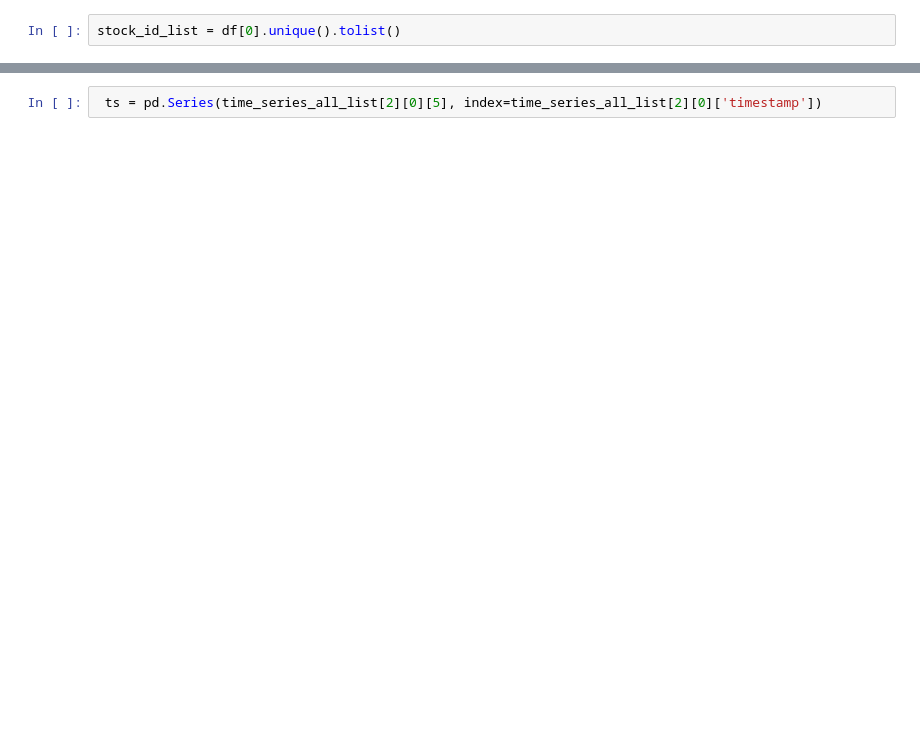
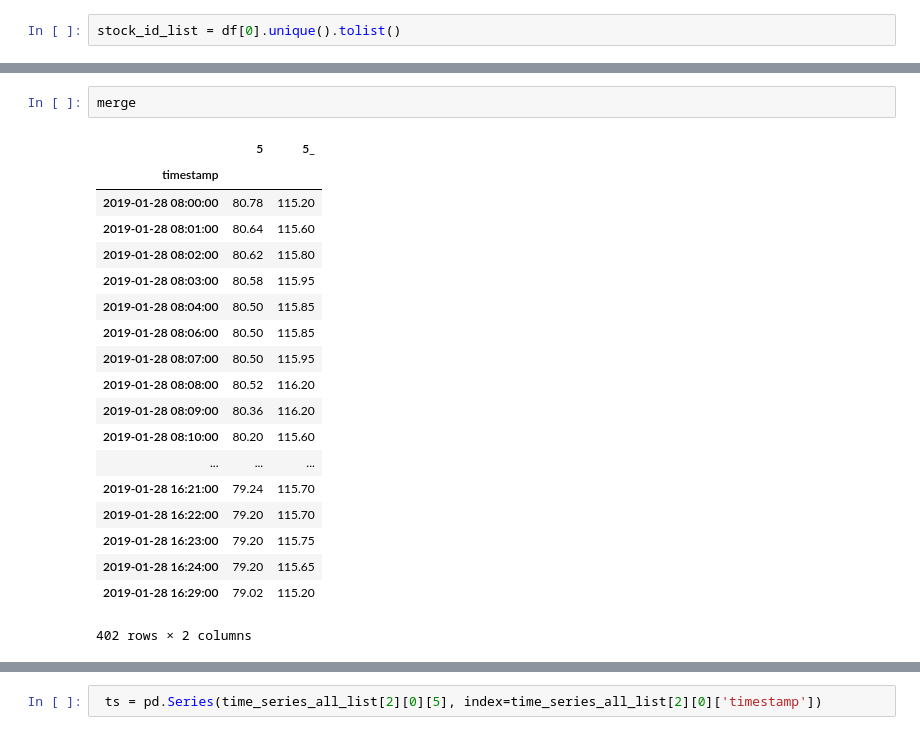
Before and after one commit to smartestrobotdai/download-data, a Jupyter notebook: data-analytics/omx30-prep.ipynb, the cells around one changed output, grey strips where cells are left out. Drawn from its saved outputs; the diff is of its cells as text; blank space fills up the shorter version.

```diff
--- a/data-analytics/omx30-prep.ipynb
+++ b/data-analytics/omx30-prep.ipynb
@@ -118,0 +135,22 @@ time_series_all_list[2][0]
+# %%
+merge
+# %% [output]
+|  | 5 | 5_ |
+| timestamp |  |  |
+| 2019-01-28 08:00:00 | 80.78 | 115.20 |
+| 2019-01-28 08:01:00 | 80.64 | 115.60 |
+| 2019-01-28 08:02:00 | 80.62 | 115.80 |
+| 2019-01-28 08:03:00 | 80.58 | 115.95 |
+| 2019-01-28 08:04:00 | 80.50 | 115.85 |
+| 2019-01-28 08:06:00 | 80.50 | 115.85 |
+| 2019-01-28 08:07:00 | 80.50 | 115.95 |
+| 2019-01-28 08:08:00 | 80.52 | 116.20 |
+| 2019-01-28 08:09:00 | 80.36 | 116.20 |
+| 2019-01-28 08:10:00 | 80.20 | 115.60 |
+| ... | ... | ... |
+| 2019-01-28 16:21:00 | 79.24 | 115.70 |
+| 2019-01-28 16:22:00 | 79.20 | 115.70 |
+| 2019-01-28 16:23:00 | 79.20 | 115.75 |
+| 2019-01-28 16:24:00 | 79.20 | 115.65 |
+| 2019-01-28 16:29:00 | 79.02 | 115.20 |
+402 rows × 2 columns
```
Also changed, not shown: parts of 19 cells of this notebook.
